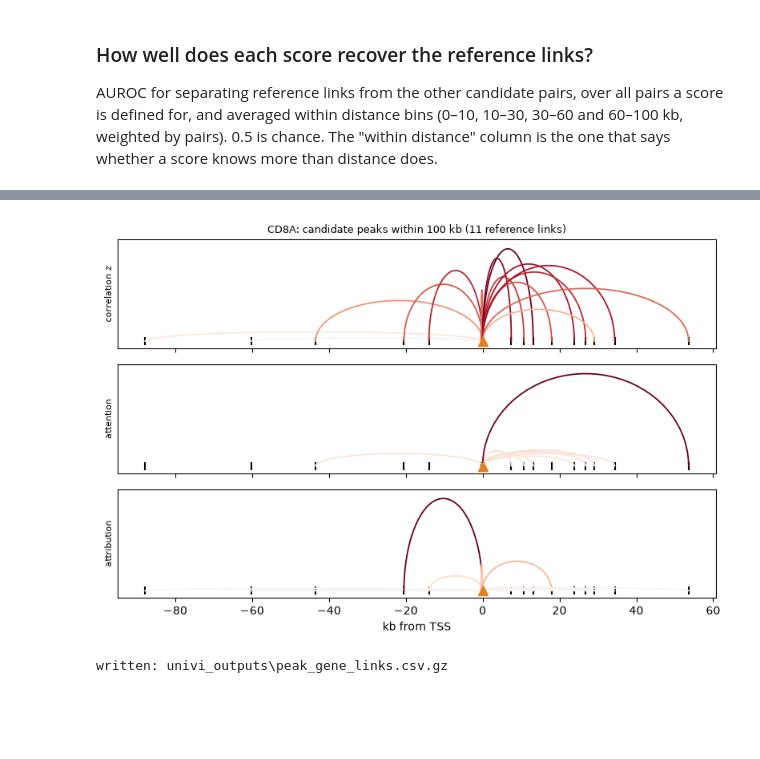
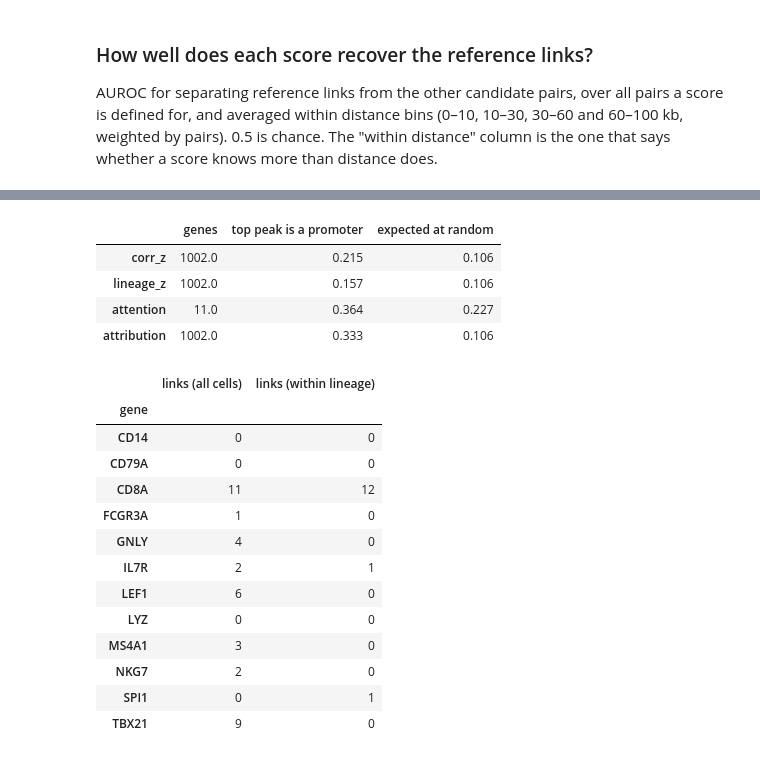
Before and after one commit to Ashford-A/UniVI, a Jupyter notebook: docs/tutorials/experimental/transformer_encoders.ipynb, the cells around one changed output, grey strips where cells are left out. Drawn from its saved outputs; the diff is of its cells as text; code cells hidden in the pictures; blank space fills up the shorter version.

```diff
--- a/docs/tutorials/experimental/transformer_encoders.ipynb
+++ b/docs/tutorials/experimental/transformer_encoders.ipynb
@@ -1123,34 +1172,40 @@ the correlation panel does.
 # %%
-counts_link = pairs[pairs["link"]].groupby("gene").size()
-focus = counts_link.idxmax() if len(counts_link) else pairs.groupby("gene").size().idxmax()
-loc = pairs[pairs["gene"] == focus].sort_values("distance_kb")
-fig, axes = plt.subplots(3, 1, figsize=(8, 5.4), sharex=True)
-t_arc = np.linspace(0, np.pi, 40)
-for ax, (name, label) in zip(axes, [("corr_z", "correlation z"), ("attention", "attention"), ("attribution", "attribution")]):
-    v = loc[name].to_numpy(dtype=float)
-    ok = np.isfinite(v)
-    vmax = np.nanmax(np.abs(v)) if ok.any() else 1.0
-    for x_, val in zip(loc["distance_kb"].to_numpy()[ok], v[ok]):
-        ax.plot(x_ / 2 + (x_ / 2) * np.cos(t_arc), abs(val) / (vmax + 1e-12) * np.sin(t_arc),
-                color=plt.cm.RdBu_r(0.5 + 0.5 * val / (vmax + 1e-12)), lw=1.3)
-    ax.plot(0, 0, marker="^", c="#e67e22", ms=9)
-    ax.scatter(loc["distance_kb"], np.zeros(len(loc)), marker="|", c="k", s=60)
-    ax.set_ylim(-0.08, 1.1)
-    ax.set_yticks([])
-    ax.set_ylabel(label, fontsize=8)
-    if not ok.any():
-        ax.text(0.5, 0.5, "no pairs scored", transform=ax.transAxes, ha="center", fontsize=8)
-axes[0].set_title(f"{focus}: candidate peaks within {CIS_WINDOW_BP // 1000} kb "
-                  f"({int(loc['link'].sum())} reference links)", fontsize=9)
-axes[-1].set_xlabel("kb from TSS")
-plt.tight_layout()
-plt.show()
-
-out_dir = Path(OUTPUT_DIR)
-out_dir.mkdir(parents=True, exist_ok=True)
-pairs.drop(columns=["g", "p"]).to_csv(out_dir / "peak_gene_links.csv.gz", index=False)
-print("written:", out_dir / "peak_gene_links.csv.gz")
+pairs["promoter"] = pairs["distance_kb"].abs() <= 1.0
+prom_rows = {}
+for name in ["corr_z", "lineage_z", "attention", "attribution"]:
+    hits, expect, n_g = 0, 0.0, 0
+    for g_, d_ in pairs.groupby("gene"):
+        d_ = d_[np.isfinite(d_[name].to_numpy(dtype=float))]
+        if len(d_) < 3 or not d_["promoter"].any():
+            continue
+        hits += bool(d_.loc[d_[name].astype(float).idxmax(), "promoter"])
+        expect += d_["promoter"].mean()
+        n_g += 1
+    prom_rows[name] = {"genes": n_g, "top peak is a promoter": hits / max(n_g, 1), "expected at random": expect / max(n_g, 1)}
+display(pd.DataFrame(prom_rows).T.round(3))
+markers_check = [g for g in ["CD79A", "MS4A1", "CD14", "LYZ", "FCGR3A", "NKG7", "GNLY", "IL7R", "CD8A", "SPI1", "LEF1", "TBX21"]
+                 if g in set(pairs["gene"])]
+if markers_check:
+    display(pairs[pairs["gene"].isin(markers_check)].groupby("gene")[["link", "lineage_link"]].sum()
+            .rename(columns={"link": "links (all cells)", "lineage_link": "links (within lineage)"}).astype(int))
 # %% [output]
-[figure, removed]
-written: univi_outputs\peak_gene_links.csv.gz
+|  | genes | top peak is a promoter | expected at random |
+| corr_z | 1002.0 | 0.215 | 0.106 |
+| lineage_z | 1002.0 | 0.157 | 0.106 |
+| attention | 11.0 | 0.364 | 0.227 |
+| attribution | 1002.0 | 0.333 | 0.106 |
+|  | links (all cells) | links (within lineage) |
+| gene |  |  |
+| CD14 | 0 | 0 |
+| CD79A | 0 | 0 |
+| CD8A | 11 | 12 |
+| FCGR3A | 1 | 0 |
+| GNLY | 4 | 0 |
+| IL7R | 2 | 1 |
+| LEF1 | 6 | 0 |
+| LYZ | 0 | 0 |
+| MS4A1 | 3 | 0 |
+| NKG7 | 2 | 0 |
+| SPI1 | 0 | 1 |
+| TBX21 | 9 | 0 |
 # %% [markdown]
```
Also changed, not shown: parts of 25 cells of this notebook, 3 other files.
